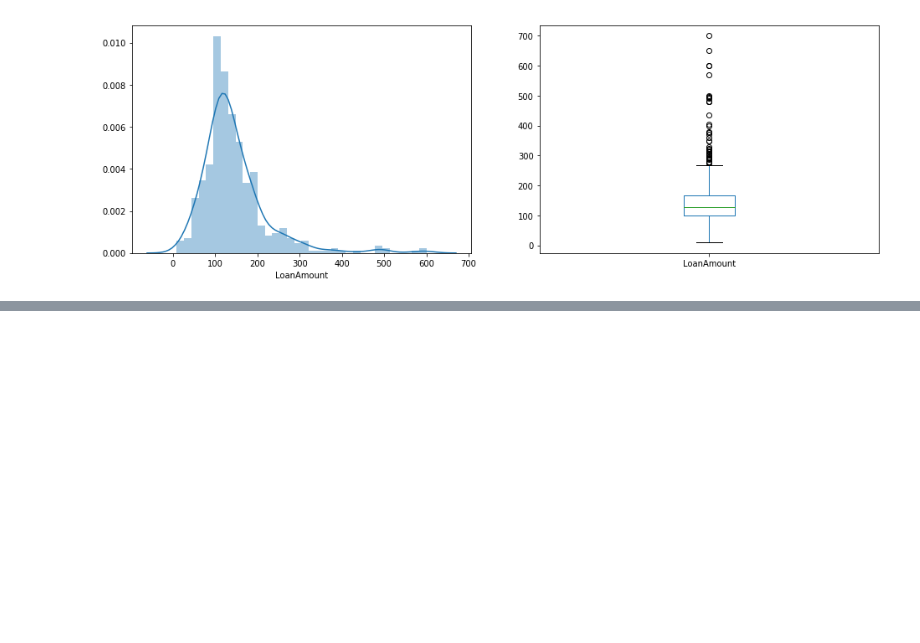
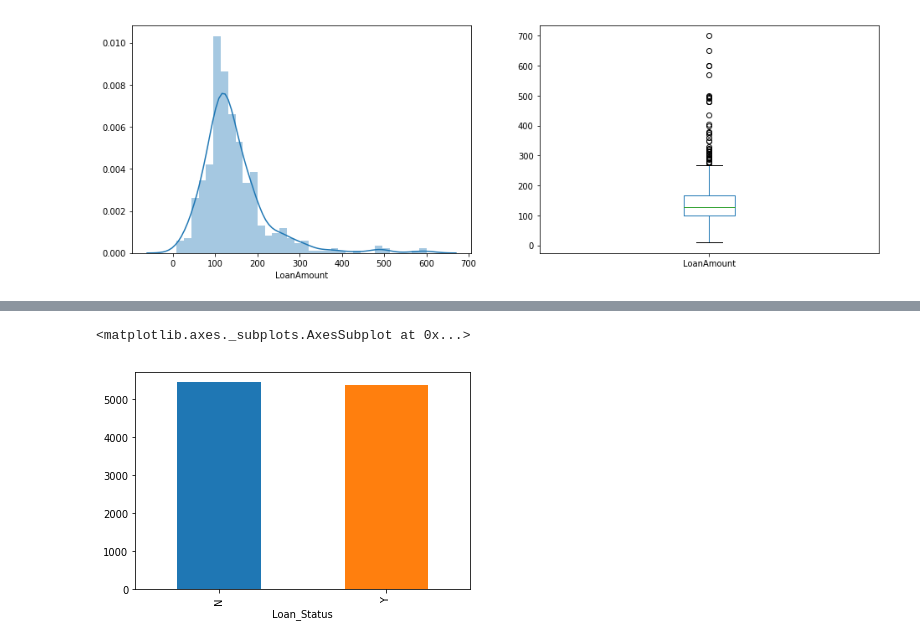
Before and after one commit to ThePhiri/loan_predictor, a Jupyter notebook: loan_predictor.ipynb, the cells around one changed output, grey strips where cells are left out. Cells and saved outputs as stored; diff of their text form; code cells hidden in the pictures; blank space fills up the shorter version.

```diff
--- a/loan_predictor.ipynb
+++ b/loan_predictor.ipynb
@@ -145,0 +177,5 @@ train.head()
+# %%
+train.groupby('Loan_Status')['ApplicantIncome'].mean().plot.bar()
+# %% [output]
+<matplotlib.axes._subplots.AxesSubplot at 0x...>
+[figure, added]
```
Also changed, not shown: parts of 8 cells of this notebook.
